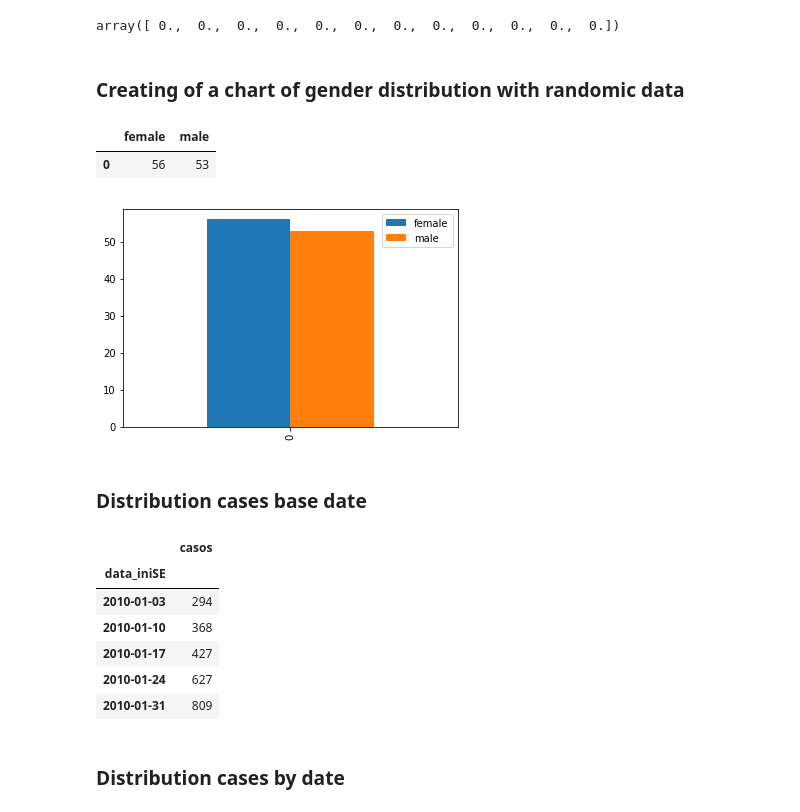
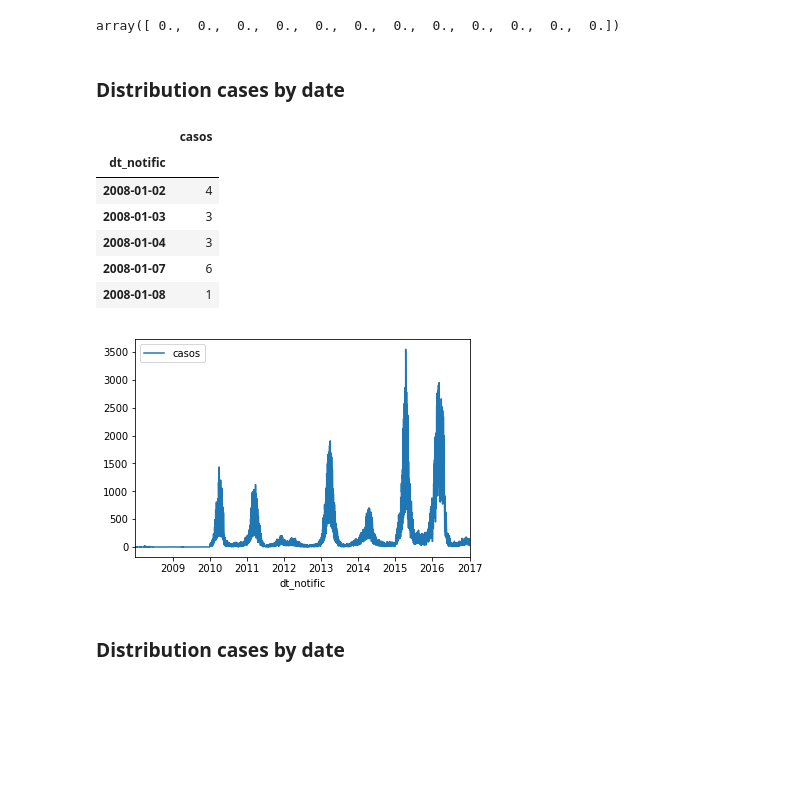
Before and after one commit to AlertaDengue/AlertaDengue, a Jupyter notebook: notebooks/Essay.ipynb, the cells around one changed output. Drawn from its saved outputs; the diff is of its cells as text; code cells hidden in the pictures; blank space fills up the shorter version.

```diff
--- a/notebooks/Essay.ipynb
+++ b/notebooks/Essay.ipynb
@@ -395,67 +395,40 @@ case_series_tail_12 = {
 case_series_tail_12[list(case_series_tail_12.keys())[0]]
 # %% [output]
 array([ 0.,  0.,  0.,  0.,  0.,  0.,  0.,  0.,  0.,  0.,  0.,  0.])
-# %% [markdown]
-### Creating of a chart of gender distribution with randomic data
-# %%
-gender_range = ['female', 'male']
-
-df_gender = pd.DataFrame({
-    gender: np.random.randint(1, 100, 1) for gender in gender_range
-})
-
-display(df_gender)
-df_gender.plot(kind='bar')
-plt.show()
-# %% [output]
-|  | female | male |
-| 0 | 56 | 53 |
-[figure, removed]
 # %% [markdown]
-### Distribution cases base date
+### Distribution cases by date
 # %%
 # geo_id = 4106902  # Curitiba
 uf = 'Paraná'
 
 sql = '''
 SELECT
-    "data_iniSE",
-    SUM(casos) AS Casos
-FROM "Municipio"."Historico_alerta" AS alerta
+    dt_notific,
+    count(dt_notific) AS Casos
+FROM "Municipio"."Notificacao" AS notif
 INNER JOIN "Dengue_global"."Municipio" AS municipio
-    ON alerta.municipio_geocodigo = municipio.geocodigo
+    ON notif.municipio_geocodigo = municipio.geocodigo
 WHERE uf='{}'
-GROUP BY "data_iniSE"
-ORDER BY "data_iniSE"
+GROUP BY "dt_notific"
+ORDER BY "dt_notific"
 '''.format(uf)
 
-df_alert_period = pd.read_sql(sql, engine, index_col='data_iniSE')
+df_alert_period = pd.read_sql(sql, engine, index_col='dt_notific')
 df_alert_period.head()
 
 display(df_alert_period.head())
 
-"""
-fig, ax = plt.subplots()
-df_alert_period.plot(ax=ax)
-ax.xaxis.set_minor_locator(mpl.dates.WeekdayLocator(byweekday=(1), interval=1))
-ax.xaxis.set_minor_formatter(mpl.dates.DateFormatter('%d\n%a'))
-ax.xaxis.grid(True, which="minor")
-ax.yaxis.grid()
-ax.xaxis.set_major_locator(mpl.dates.MonthLocator())
-ax.xaxis.set_major_formatter(mpl.dates.DateFormatter('\n\n\n%b\n%Y'))
-
-plt.tight_layout()
+df_alert_period.plot()
 plt.show()
-"""
-None
 # %% [output]
 |  | casos |
-| data_iniSE |  |
-| 2010-01-03 | 294 |
-| 2010-01-10 | 368 |
-| 2010-01-17 | 427 |
-| 2010-01-24 | 627 |
-| 2010-01-31 | 809 |
+| dt_notific |  |
+| 2008-01-02 | 4 |
+| 2008-01-03 | 3 |
+| 2008-01-04 | 3 |
+| 2008-01-07 | 6 |
+| 2008-01-08 | 1 |
+[figure, added]
 # %% [markdown]
 ### Distribution cases by date
 # %%
```
Also changed, not shown: parts of 5 cells of this notebook, 2 other files.
